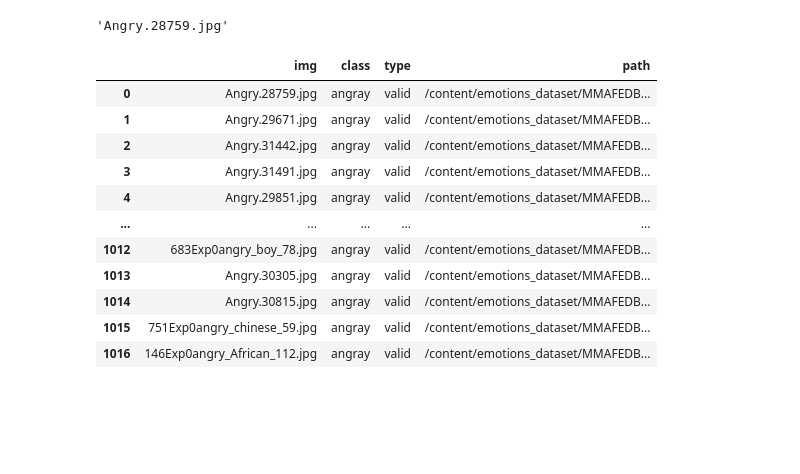
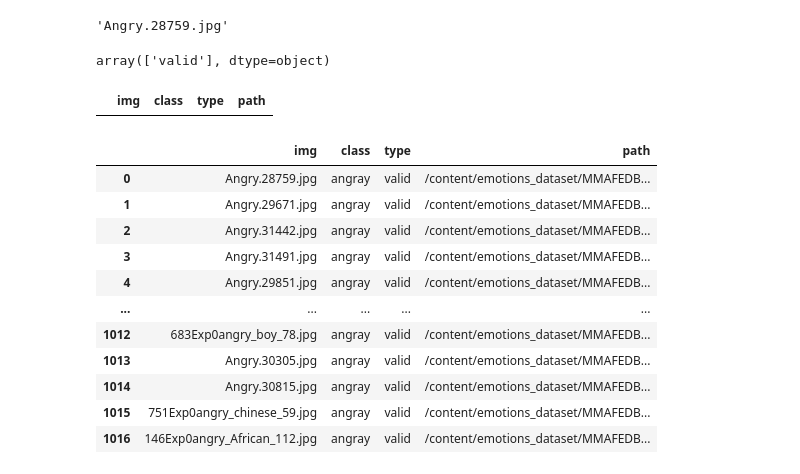
Before and after one commit to imnawar/EmotionRecognition, a Jupyter notebook: YOLO_Label_faces.ipynb, the cells around one changed output. Drawn from its saved outputs; the diff is of its cells as text; code cells hidden in the pictures; blank space fills up the shorter version.

```diff
--- a/YOLO_Label_faces.ipynb
+++ b/YOLO_Label_faces.ipynb
@@ -287,7 +298,7 @@ val_transform = transforms.Compose(
      transforms.ToTensor()]
 )
 # %%
-valid_df['path'] = '/content/emotions_dataset/MMAFEDB/valid/angry/'+valid_df['img']
+valid_df['path'] = '/content/emotions_dataset/MMAFEDB/valid/'+valid_df['class']+'/'+valid_df['img']
 # %%
 valid_df['img'][0], valid_df['path'][0], valid_df['img'][1], valid_df['path'][1]
 # %% [output]
@@ -295,10 +306,20 @@ valid_df['img'][0], valid_df['path'][0], valid_df['img'][1], valid_df['path'][1]
  '/content/emotions_dataset/MMAFEDB/valid/angry/Angry.28759.jpg',
  'Angry.29671.jpg',
  '/content/emotions_dataset/MMAFEDB/valid/angry/Angry.29671.jpg')
+# %%
+valid_df['class'].replace('angray', 'angry', inplace=True)
 # %%
 valid_df['path'][0].split('/')[-1]
 # %% [output]
 'Angry.28759.jpg'
+# %%
+valid_df['type'].unique()
+# %% [output]
+array(['valid'], dtype=object)
+# %%
+valid_df[(valid_df['type'] != 'valid')]
+# %% [output]
+|  | img | class | type | path |
 # %%
 valid_df[(valid_df['class'] == 'angray') & (valid_df['type'] == 'valid')]
 # %% [output]
```
Also changed, not shown: parts of 20 cells of this notebook.
